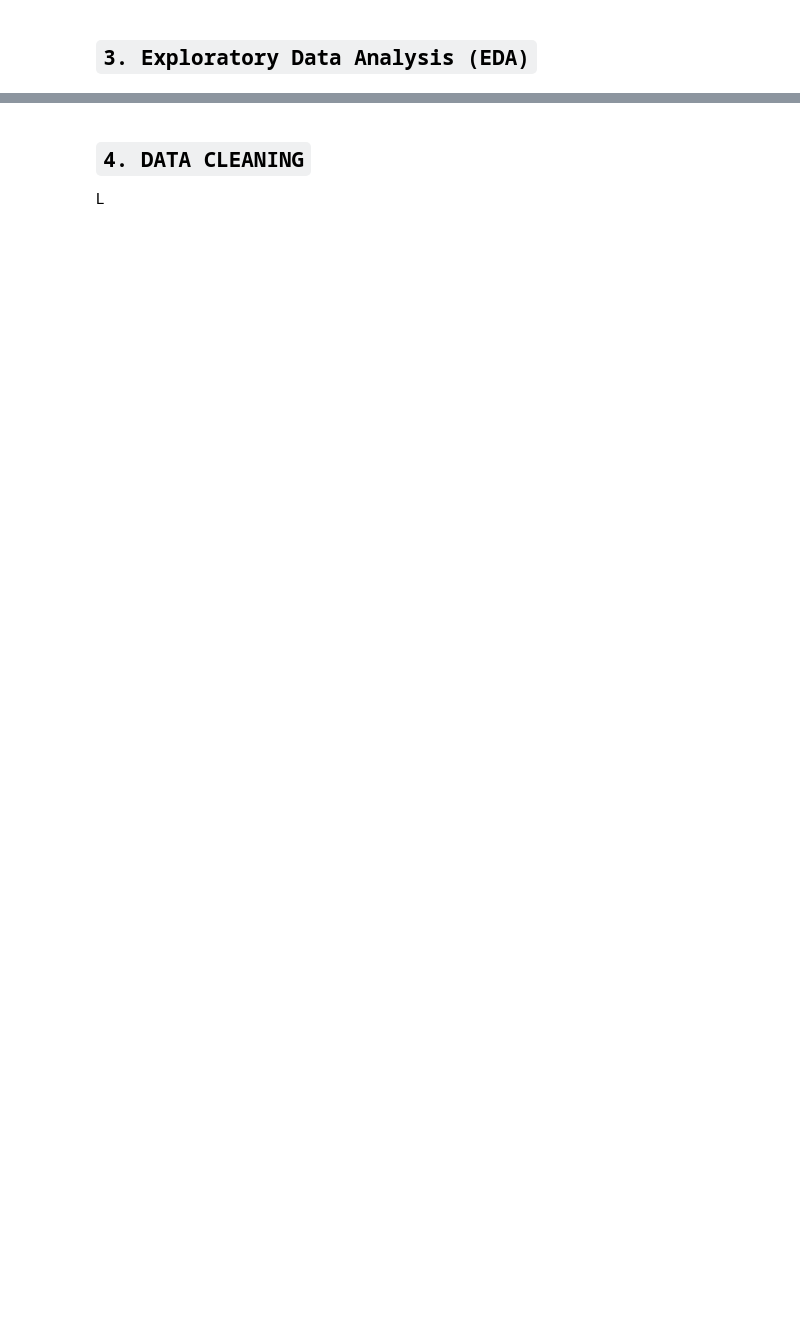
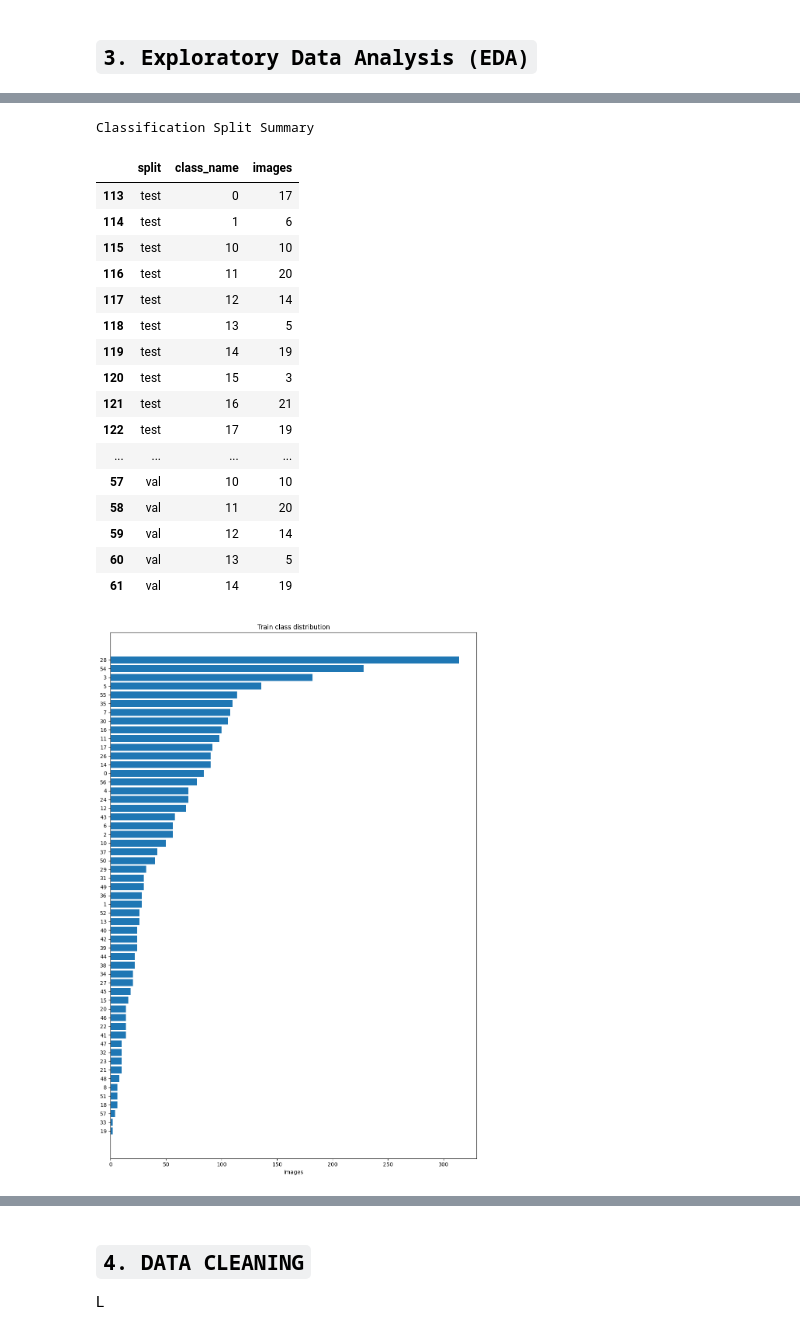
Before and after one commit to phamngocuyenhi-svg/AI_Trafic_Sign_, a Jupyter notebook: notebooks/vietnam_traffic_sign_detection_workflow.ipynb, the cells around one changed output, grey strips where cells are left out. Drawn from its saved outputs; the diff is of its cells as text; code cells hidden in the pictures; blank space fills up the shorter version.

```diff
--- a/notebooks/vietnam_traffic_sign_detection_workflow.ipynb
+++ b/notebooks/vietnam_traffic_sign_detection_workflow.ipynb
@@ -388,12 +406,59 @@ NameError: name 'KAGGLE_ARCHIVE' is not defined
 # %% [markdown]
 ## **`3. Exploratory Data Analysis (EDA)`**
 # %%
-cfg = read_yaml(DATA_YAML)
-names = normalize_names(cfg["names"])
-dataset_root = Path(cfg["path"])
-if not dataset_root.is_absolute():
-    dataset_root = (DATA_YAML.parent / dataset_root).resolve()
+DATASET_ROOT = RUNTIME_DATA_ROOT if "RUNTIME_DATA_ROOT" in globals() else CLASSIFICATION_ROOT
 
-display_styled_table(pd.DataFrame({"class_id": list(names.keys()), "class_name": list(names.values())}), "Class Map", 60)
-print("Dataset root:", dataset_root)
+class_dirs = sorted([
+    p for p in (DATASET_ROOT / "train").iterdir()
+    if p.is_dir()
+])
+
+names = {i: class_dir.name for i, class_dir in enumerate(class_dirs)}
+
+display_styled_table(
+    pd.DataFrame({
+        "class_id": list(names.keys()),
+        "class_name": list(names.values()),
+    }),
+    "Class Map",
+    120,
+)
+
+records = []
+
+for split in ["train", "val", "test"]:
+    split_dir = DATASET_ROOT / split
+    if not split_dir.exists():
+        continue
+
+    for class_dir in sorted([p for p in split_dir.iterdir() if p.is_dir()]):
+        image_count = len([
+            p for p in class_dir.iterdir()
+            if p.is_file() and p.suffix.lower() in IMAGE_EXTENSIONS
+        ])
+
+        records.append({
+            "split": split,
+            "class_name": class_dir.name,
+            "images": image_count,
+        })
+
+class_summary_df = pd.DataFrame(records)
+
+display_styled_table(
+    class_summary_df.sort_values(["split", "class_name"]),
+    "Classification Split Summary",
+    120,
+)
+
+plt.figure(figsize=(10, max(6, len(class_summary_df["class_name"].unique()) * 0.25)))
+plot_df = class_summary_df[class_summary_df["split"] == "train"].sort_values("images")
+plt.barh(plot_df["class_name"], plot_df["images"])
+plt.title("Train class distribution")
+plt.xlabel("Images")
+plt.tight_layout()
+plt.show()
+
+print("Dataset root:", DATASET_ROOT)
 print("Classes:", len(names))
+# %% [output]
@@ -399,0 +483,19 @@ print("Classes:", len(names))
+Classification Split Summary
+|  | split | class_name | images |
+| 113 | test | 0 | 17 |
+| 114 | test | 1 | 6 |
+| 115 | test | 10 | 10 |
+| 116 | test | 11 | 20 |
+| 117 | test | 12 | 14 |
+| 118 | test | 13 | 5 |
+| 119 | test | 14 | 19 |
+| 120 | test | 15 | 3 |
+| 121 | test | 16 | 21 |
+| 122 | test | 17 | 19 |
+| ... | ... | ... | ... |
+| 57 | val | 10 | 10 |
+| 58 | val | 11 | 20 |
+| 59 | val | 12 | 14 |
+| 60 | val | 13 | 5 |
+| 61 | val | 14 | 19 |
+[figure, added]
```
Also changed, not shown: parts of 8 cells of this notebook.
